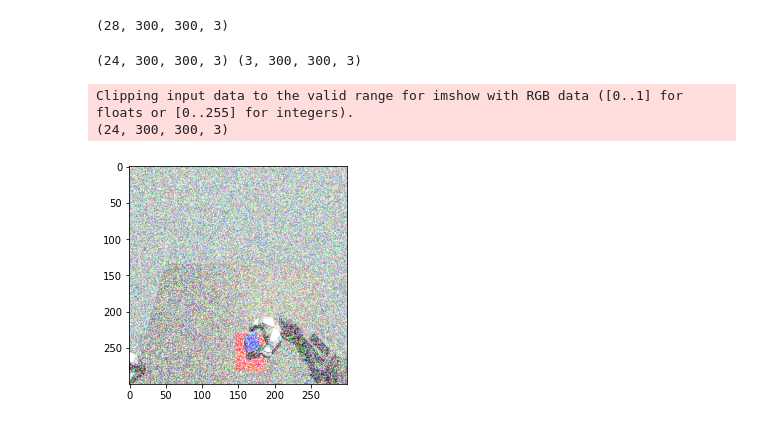
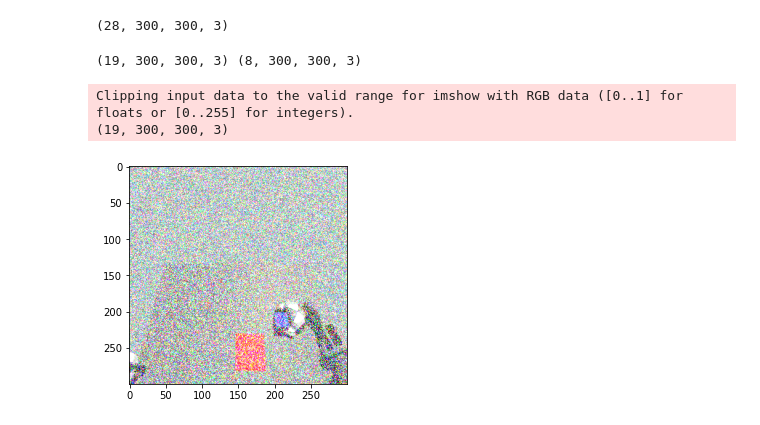
Before and after one commit to avasalya/ae-lstm, a Jupyter notebook: vae.ipynb, the cells around one changed output. Saved outputs shown, nothing was run; the diff lists cells and outputs as text; code cells hidden in the pictures.

```diff
--- a/vae.ipynb
+++ b/vae.ipynb
@@ -99,19 +101,19 @@ print(ds.shape)
 (28, 300, 300, 3)
 # %%
 
-train_ds = ds[1:25,:]
-test_ds = ds[25:,:]
+train_ds = ds[1:20,:]
+test_ds = ds[20:,:]
 
 print(train_ds.shape, test_ds.shape)
 # %% [output]
-(24, 300, 300, 3) (3, 300, 300, 3)
+(19, 300, 300, 3) (8, 300, 300, 3)
 # %%
 gaussian_train_ds = add_gaussian_to_dataset(train_ds)
 gaussian_test_ds = add_gaussian_to_dataset(test_ds)
 
-plt.imshow(gaussian_train_ds[2,:])
+plt.imshow(gaussian_train_ds[3,:])
 print(gaussian_train_ds.shape)
 # %% [output]
 Clipping input data to the valid range for imshow with RGB data ([0..1] for floats or [0..255] for integers).
-(24, 300, 300, 3)
+(19, 300, 300, 3)
-[figure, old version]
+[figure, new version]
```
Also changed, not shown: parts of 17 cells of this notebook, 2 other files.
